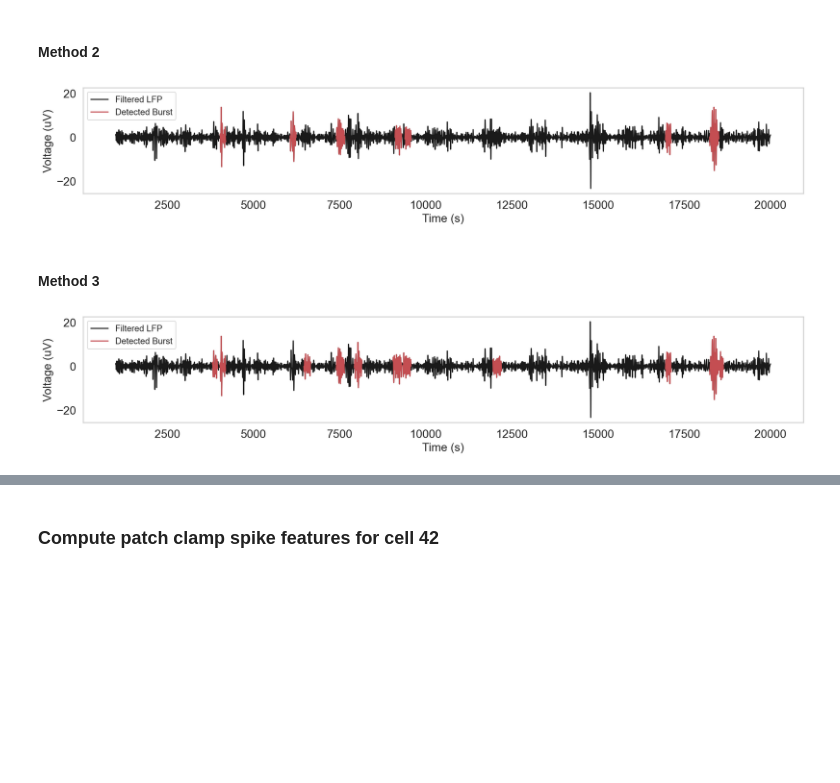
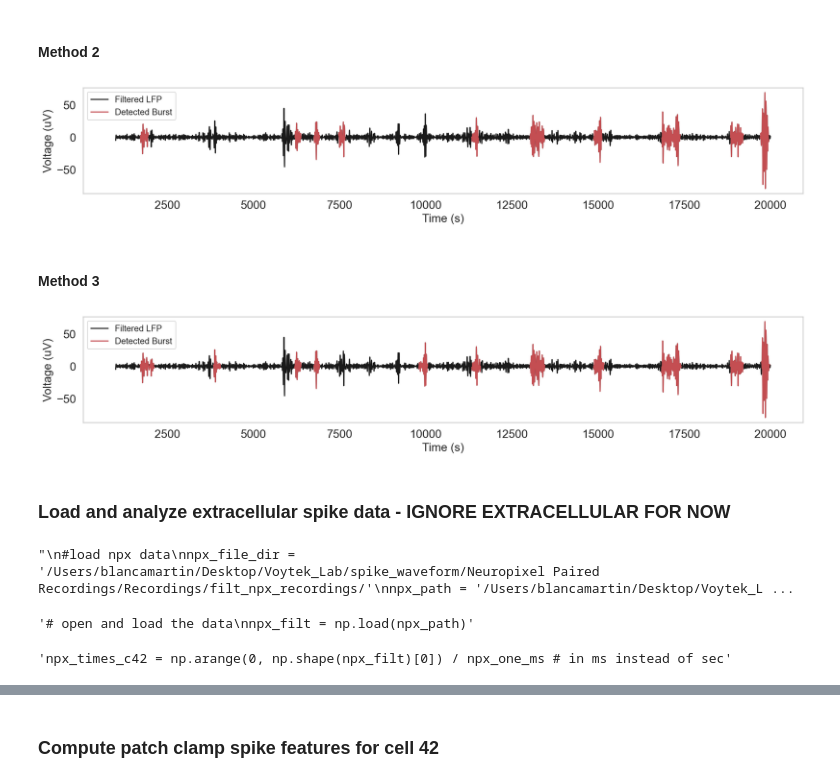
Before and after one commit to voytekresearch/spikewise, a Jupyter notebook: datasets/spe-1_rh/spe-1_rh_c42_IAPvsEAP.ipynb, the cells around one changed output, grey strips where cells are left out. Saved outputs shown, nothing was run; the diff lists cells and outputs as text; code cells hidden in the pictures; blank space fills up the shorter version.

```diff
--- a/datasets/spe-1_rh_c14.ipynb
+++ b/datasets/spe-1_rh/spe-1_rh_c42_IAPvsEAP.ipynb
@@ -209,14 +182,14 @@ patch_c14 = '/Users/blancamartin/Desktop/Voytek_Lab/spike_waveform/Neuropixel Pa
 # %%
 #get cell number
-cell_num = lfp_c14.split('/')[len(lfp_c14.split('/'))-1].split('_')[0]
+cell_num = lfp_c42.split('/')[len(lfp_c42.split('/'))-1].split('_')[0]
 
-lfp_filt_c14 = np.load(lfp_c14)
+lfp_filt_c42 = np.load(lfp_c42)
 lfp_fs = 2500 # sampling rate
 lfp_one_ms = int(lfp_fs / 1000)
-lfp_times_c14 = np.arange(0, np.shape(lfp_filt_c14)[0]) / lfp_one_ms # in ms instead of sec
+lfp_times_c42 = np.arange(0, np.shape(lfp_filt_c42)[0]) / lfp_one_ms # in ms instead of sec
 
 #get patch data
-patch_filt_c14 = np.load(patch_c14)
-patch_c14_one_ms = int(patch_fs_c14  / 1000)
-patch_times_c14 = np.arange(0, np.shape(patch_filt_c14 )[0]) / patch_c14_one_ms # in ms instead of sec
+patch_filt_c42 = np.load(patch_c42)
+patch_c42_one_ms = int(patch_fs_c42  / 1000)
+patch_times_c42 = np.arange(0, np.shape(patch_filt_c42 )[0]) / patch_c42_one_ms # in ms instead of sec
 # %%
@@ -257,7 +230,7 @@ plt.show()
 gamma_peak = 40 #Hz
 gamma_range = [gamma_peak - 15, gamma_peak+15]
 #filter LFP data around that range
-lfp_filt_gamma_c14 = butter_bandpass(lfp_filt_c14, fs=lfp_fs, filt_freq=gamma_range, order=4)
+lfp_filt_gamma_c42 = butter_bandpass(lfp_filt_c42, fs=lfp_fs, filt_freq=gamma_range, order=4)
 # %% [markdown]
 #### 2. Get the analytic amplitude of the time series
 # %%
@@ -347,6 +256,6 @@ plot_bursts(lfp_times_c14[tidx], lfp_filt_gamma_c14[tidx], np.asarray(inburst_li
 #### Method 2
 # %%
 xlim = (1000,20000)
-tidx = np.logical_and(lfp_times_c14 >= xlim[0],lfp_times_c14 < xlim[1])
+tidx = np.logical_and(lfp_times_c42 >= xlim[0],lfp_times_c42 < xlim[1])
 # %%
 ###Try neurodsp burst detection method
@@ -354,17 +263,39 @@ is_burst_gamma = detect_bursts_dual_threshold(lfp_filt_c14, lfp_fs, dual_thresh=
 # %%
-plot_bursts(lfp_times_c14[tidx], lfp_filt_gamma_c14[tidx], is_burst_gamma[tidx], labels=['Filtered LFP', 'Detected Burst'])
+plot_bursts(lfp_times_c42[tidx], lfp_filt_gamma_c42[tidx], is_burst_gamma[tidx], labels=['Filtered LFP', 'Detected Burst'])
 # %% [output]
-[figure, old version]
+[figure, new version]
 # %%
 gamma_bursts_ms_m2 = in_burst_to_burst_range_ms(is_burst_gamma)
 # %% [markdown]
 #### Method 3
 # %%
 ###Try neurodsp burst detection method
-is_burst = detect_bursts_dual_threshold(lfp_filt_gamma_c14, lfp_fs, dual_thresh=(2, 1), f_range=(gamma_peak - 15, gamma_peak+15))
+is_burst = detect_bursts_dual_threshold(lfp_filt_gamma_c42, lfp_fs, dual_thresh=(2, 1), f_range=(gamma_peak - 15, gamma_peak+15))
 # %%
-plot_bursts(lfp_times_c14[tidx], lfp_filt_gamma_c14[tidx], is_burst[tidx], labels=['Filtered LFP', 'Detected Burst'])
+plot_bursts(lfp_times_c42[tidx], lfp_filt_gamma_c42[tidx], is_burst[tidx], labels=['Filtered LFP', 'Detected Burst'])
 # %% [output]
-[figure, old version]
+[figure, new version]
 # %%
 gamma_bursts_ms_m3 = in_burst_to_burst_range_ms(is_burst)
+# %% [markdown]
+### Load and analyze extracellular spike data - IGNORE EXTRACELLULAR FOR NOW
+# %%
+"""
+#load npx data
+npx_file_dir = '/Users/blancamartin/Desktop/Voytek_Lab/spike_waveform/Neuropixel Paired Recordings/Recordings/filt_npx_recordings/'
+npx_path = '/Users/blancamartin/Desktop/Voytek_Lab/spike_waveform/Neuropixel Paired Recordings/Recordings/filt_npx_recordings/c42npx_filt.npy'
+npx_fs = 30000 # sampling rate
+npx_one_ms = int(npx_fs / 1000)
+npx_channels = 384
+npx_patch_channel = 109"""
+# %% [output]
+"\n#load npx data\nnpx_file_dir = '/Users/blancamartin/Desktop/Voytek_Lab/spike_waveform/Neuropixel Paired Recordings/Recordings/filt_npx_recordings/'\nnpx_path = '/Users/blancamartin/Desktop/Voytek_L ...
+# %%
+"""# open and load the data
+npx_filt = np.load(npx_path)"""
+# %% [output]
+'# open and load the data\nnpx_filt = np.load(npx_path)'
+# %%
+"""npx_times_c42 = np.arange(0, np.shape(npx_filt)[0]) / npx_one_ms # in ms instead of sec"""
+# %% [output]
+'npx_times_c42 = np.arange(0, np.shape(npx_filt)[0]) / npx_one_ms # in ms instead of sec'
```
Also changed, not shown: parts of 39 cells of this notebook, 4 other files.
